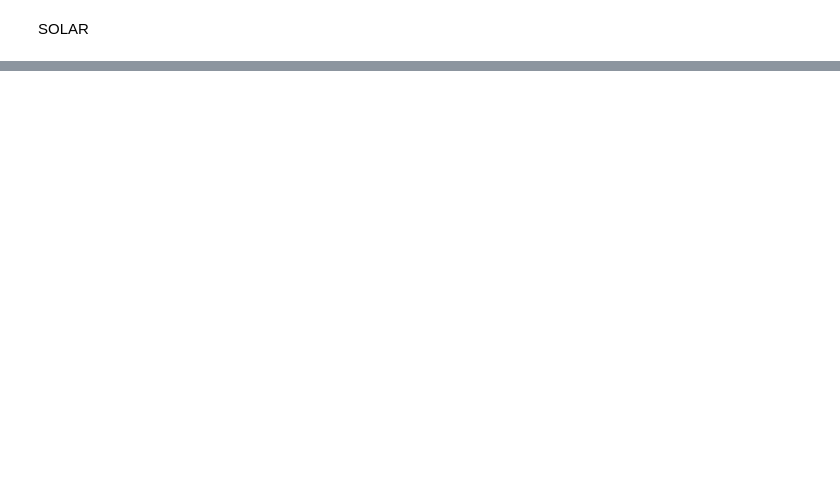
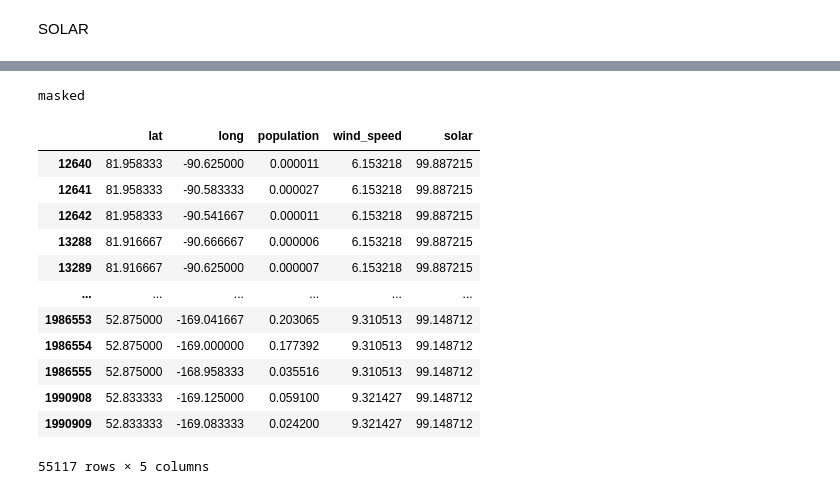
Before and after one commit to ITWSDataScience/Group3_Fall2022, a Jupyter notebook: models/data/merge.ipynb, the cells around one changed output, grey strips where cells are left out. Cells and saved outputs as stored; diff of their text form; code cells hidden in the pictures; blank space fills up the shorter version.

```diff
--- a/models/data/merge.ipynb
+++ b/models/data/merge.ipynb
@@ -72,0 +128,2 @@ WIND
+# %%
+grid['wind_speed'] = grid.progress_apply(lambda x: closest_winds(x['lat'], x['long'], res), axis=1)
@@ -73,2 +148,13 @@ WIND
 # %% [markdown]
 SOLAR
+# %%
+ds = nc.Dataset('../../energy_strength/solar/avg_solar_energy.nc')
+lat = ds['lat'][:]
+lon = ds['lon'][:]
+energy = ds['FLDAS_NOAH01_CP_GL_M_001_SWdown_f_tavg'][:]
+# %%
+res = {}
+for i in tqdm(range(len(lat))):
+    for j in range(len(lon)):
+        if not math.isnan(energy[i][j]):
+            res[(round(lat[i], 2), round(lon[j], 2))] = energy[i][j]
@@ -74,0 +181,22 @@ SOLAR
+# %%
+ds['FLDAS_NOAH01_CP_GL_M_001_SWdown_f_tavg'][0][0]
+# %% [output]
+masked
+# %%
+grid['solar'] = grid.progress_apply(lambda x: closest_solar(x['lat'], x['long'], res), axis=1)
+# %%
+grid.loc[grid['solar'] < 100]
+# %% [output]
+|  | lat | long | population | wind_speed | solar |
+| 12640 | 81.958333 | -90.625000 | 0.000011 | 6.153218 | 99.887215 |
+| 12641 | 81.958333 | -90.583333 | 0.000027 | 6.153218 | 99.887215 |
+| 12642 | 81.958333 | -90.541667 | 0.000011 | 6.153218 | 99.887215 |
+| 13288 | 81.916667 | -90.666667 | 0.000006 | 6.153218 | 99.887215 |
+| 13289 | 81.916667 | -90.625000 | 0.000007 | 6.153218 | 99.887215 |
+| ... | ... | ... | ... | ... | ... |
+| 1986553 | 52.875000 | -169.041667 | 0.203065 | 9.310513 | 99.148712 |
+| 1986554 | 52.875000 | -169.000000 | 0.177392 | 9.310513 | 99.148712 |
+| 1986555 | 52.875000 | -168.958333 | 0.035516 | 9.310513 | 99.148712 |
+| 1990908 | 52.833333 | -169.125000 | 0.059100 | 9.321427 | 99.148712 |
+| 1990909 | 52.833333 | -169.083333 | 0.024200 | 9.321427 | 99.148712 |
+55117 rows × 5 columns
```
Also changed, not shown: parts of 10 cells of this notebook, 1 other file.
